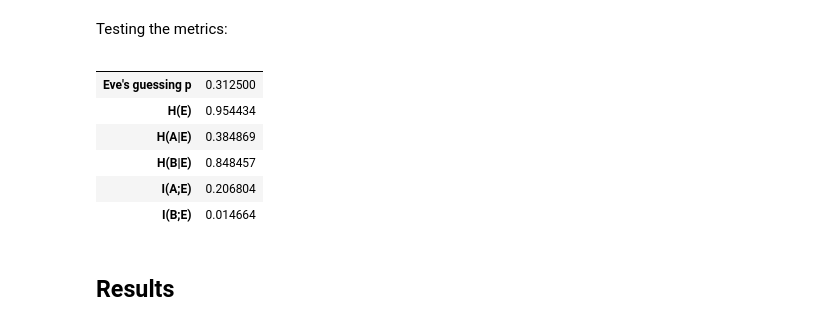
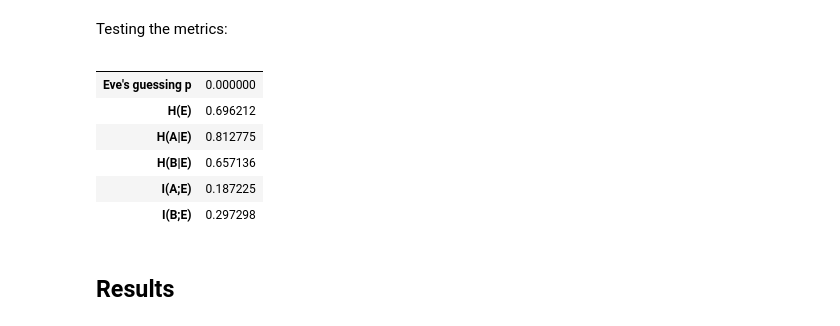
Before and after one commit to giulia-lm/Simulation-of-the-BB84-prtocol, a Jupyter notebook: bb84_pennylane.ipynb, the cells around one changed output. Saved outputs shown, nothing was run; the diff lists cells and outputs as text; code cells hidden in the pictures.

```diff
--- a/bb84_pennylane.ipynb
+++ b/bb84_pennylane.ipynb
@@ -46,9 +46,9 @@ def alice_eve_circuit(alice_bit, aliceBasis, eveBasis, p):
 
     # introducing noise into the channel with probability p
     qml.DepolarizingChannel(p ,wires =0)
-    qml.BitFlip(p ,wires =0)
+    #qml.BitFlip(p ,wires =0) # another way of introducing noise to the channel
 
-    # eve meassures
+    # eve measures
     if eveBasis == 'x':
         qml.Hadamard(wires=0)
 
@@ -64,7 +64,7 @@ def eve_bob_circuit(eve_bit, eveBasis, bobBasis, p):
     if eveBasis == 'x':
         qml.Hadamard(wires=0)
 
-    qml.DepolarizingChannel(p ,wires =0)
+    #qml.DepolarizingChannel(p ,wires =0)
     qml.BitFlip(p ,wires =0)
 
     # bob measures
@@ -72,7 +72,7 @@ def eve_bob_circuit(eve_bit, eveBasis, bobBasis, p):
         qml.Hadamard(wires=0)
     return qml.sample(wires=0)
 # %%
-def bb84(n, p, p_range=[0.6,0.4], sample=True):
+def bb84(n, p, p_range=[0.5,0.5], sample=True):
     bob_bits = []
     eve_bits = []
     bob_sifted = []
@@ -220,38 +217,38 @@ def mutual_inf(X, Y):
 # %% [markdown]
 Testing the metrics:
 # %%
-eves_guess_p = guessing_p(eve_bits, bob_final_key)
+eves_guess_p = guessing_p(eve_bits, bob_sifted)
 
 h_A = shannon_entropy(alice_sifted)
 h_B = shannon_entropy(bob_sifted)
 h_E = shannon_entropy(eve_bits)
 
 hA_E = conditional_entropy(alice_sifted, eve_bits)
 hB_E = conditional_entropy(bob_sifted, eve_bits)
 
 I_AE = mutual_inf(alice_sifted, eve_bits)
 I_BE = mutual_inf(bob_sifted, eve_bits)
 
 eveluation = [eves_guess_p, h_E, hA_E, hB_E,I_AE, I_BE]
 rows = [
     "Eve's guessing p",
     "H(E)",
     "H(A|E)",
     "H(B|E)",
     "I(A;E)",
     "I(B;E)"
 ]
 df = pd.DataFrame(eveluation, index=rows)
 df.columns = [''] * df.shape[1]
 df
 # %% [output]
 |  |  |
-| Eve's guessing p | 0.312500 |
-| H(E) | 0.954434 |
-| H(A|E) | 0.384869 |
-| H(B|E) | 0.848457 |
-| I(A;E) | 0.206804 |
-| I(B;E) | 0.014664 |
+| Eve's guessing p | 0.000000 |
+| H(E) | 0.696212 |
+| H(A|E) | 0.812775 |
+| H(B|E) | 0.657136 |
+| I(A;E) | 0.187225 |
+| I(B;E) | 0.297298 |
 # %% [markdown]
 ## Results
 # %%
```
Also changed, not shown: parts of 5 cells of this notebook, 5 other files.
